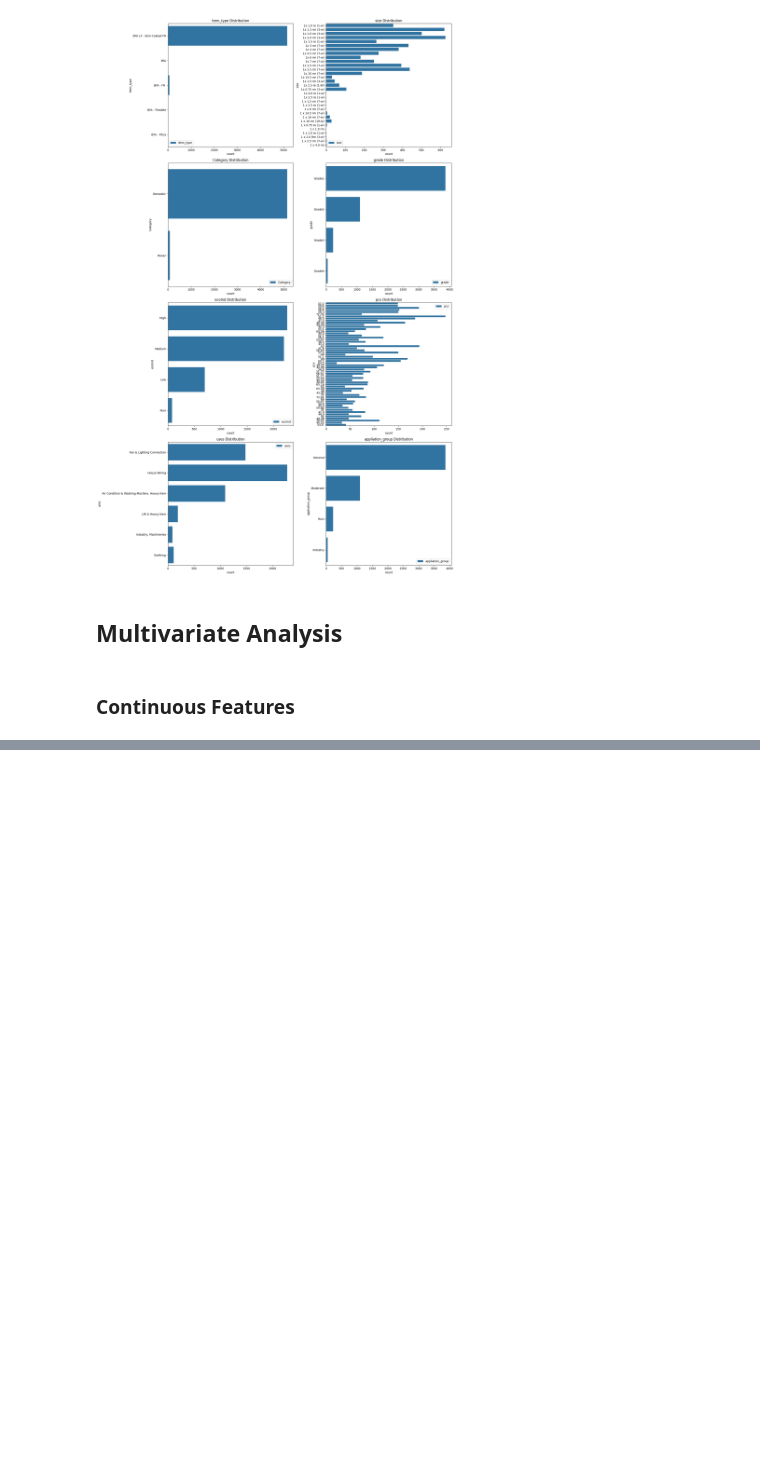
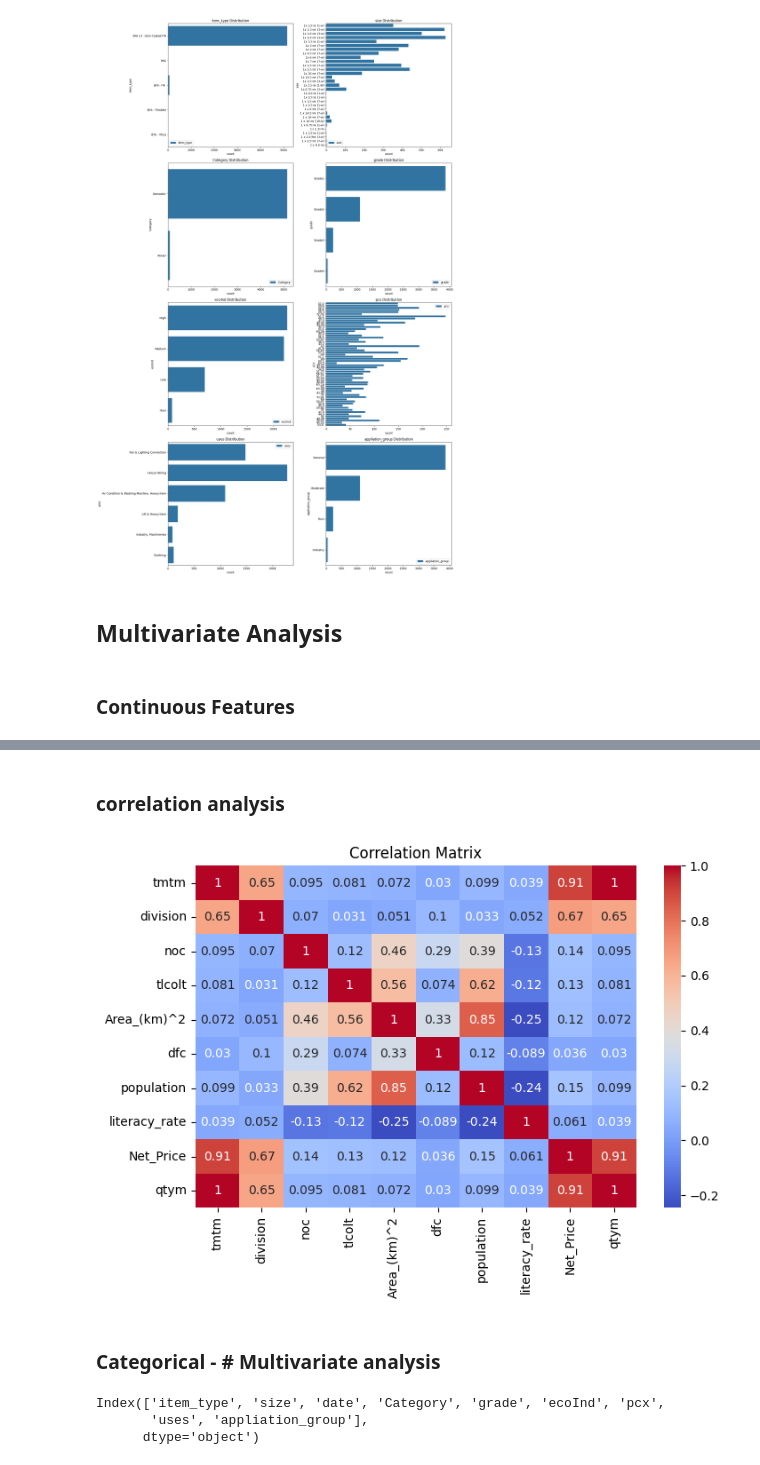
Before and after one commit to Maruf2309/demand-forecast-SQGroup, a Jupyter notebook: notebooks/b_PreProcess/a_EDA.ipynb, the cells around one changed output, grey strips where cells are left out. Saved outputs shown, nothing was run; the diff lists cells and outputs as text; code cells hidden in the pictures; blank space fills up the shorter version.

Commit message:
Added git ignore to untrack checkpoints and conducted Categorical multivariate analysis

```diff
--- a/notebooks/b_PreProcess/a_EDA.ipynb
+++ b/notebooks/b_PreProcess/a_EDA.ipynb
@@ -327,0 +341,11 @@ plt.show()
+# %% [markdown]
+### correlation analysis
+# %%
+
+correlation_matrix = df[features+['Net_Price', 'qtym']].corr()
+plt.figure(figsize=(8, 5))
+sns.heatmap(correlation_matrix, annot=True, cmap='coolwarm')
+plt.title('Correlation Matrix')
+plt.show()
+# %% [output]
+[figure, added]
@@ -327,0 +354,8 @@ plt.show()
+# %% [markdown]
+### Categorical - # Multivariate analysis
+# %%
+df.select_dtypes('object').columns
+# %% [output]
+Index(['item_type', 'size', 'date', 'Category', 'grade', 'ecoInd', 'pcx',
+       'uses', 'appliation_group'],
+      dtype='object')
```
Also changed, not shown: parts of 6 cells of this notebook, 1 other file.
